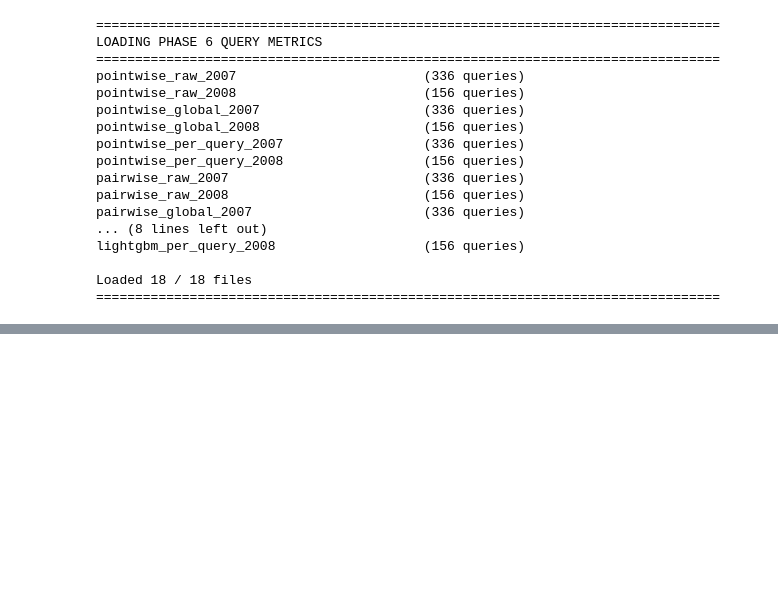
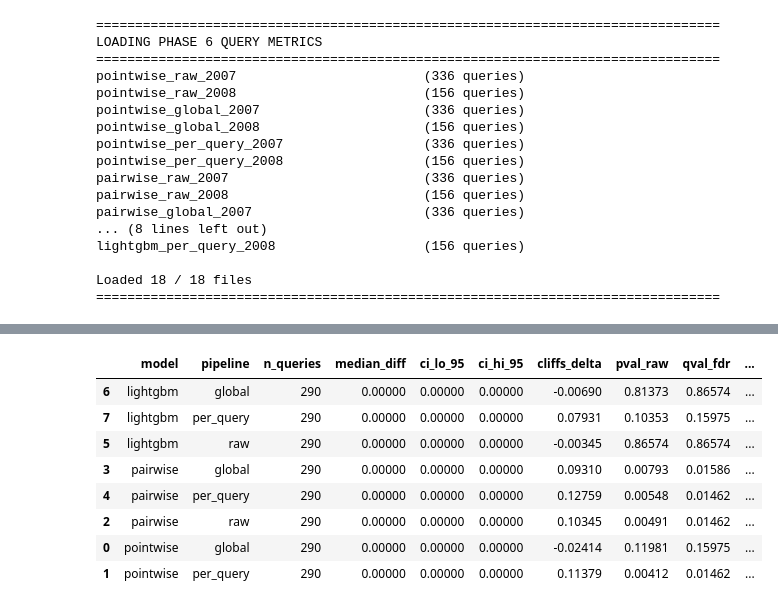
Before and after one commit to KushalMarahatta/Capstone_coding, a Jupyter notebook: notebooks/07_statistical_test.ipynb, the cells around one changed output, grey strips where cells are left out. Saved outputs shown, nothing was run; the diff lists cells and outputs as text; code cells hidden in the pictures; blank space fills up the shorter version.

Commit message:
Ran Wilcoxon tests for NDCG@5 and P@5, and interpreted the result

```diff
--- a/notebooks/07_statistical_test.ipynb
+++ b/notebooks/07_statistical_test.ipynb
@@ -349,0 +352,91 @@ Loaded 18 / 18 files
+# %%
+print('='*80)
+print('NDCG@5 AND P@5_PRIMARY: WILCOXON PAIRED TESTS VS BASELINE')
+print('='*80)
+
+ndcg_rows=[]
+p5_rows=[]
+warnings_log=[]
+
+for dataset in DATASETS:
+    baseline_key=f'{BASELINE_KEY}_{dataset}'
+    df_base=qm[baseline_key]
+
+    for cfg in COMPARE_CONFIGS:
+        cfg_key=f'{cfg}_{dataset}'
+        df_cfg =qm[cfg_key]
+        model, pipeline=cfg.split('_', 1)
+
+        for metric, rows_list in [('NDCG@5', ndcg_rows), ('P@5_primary', p5_rows)]:
+            va, vb, qids=paired_merge(df_base, df_cfg, metric, evaluable_only=True)
+            n=len(va)
+            diff=vb-va
+            med_diff=float(np.median(diff))
+
+
+            #Always call wilcoxon_test (it handles zero-diff internally)
+            stat, pval, note=wilcoxon_test(va, vb)
+
+            cd=cliffs_delta_paired(va, vb)
+            ci_lo, ci_hi=bootstrap_ci_median_diff(va, vb)
+
+            if note:
+                warnings_log.append(f'{cfg_key} {metric}: {note}')
+
+            rows_list.append({
+                'dataset':dataset,
+                'model':model,
+                'pipeline':pipeline,
+                'config':cfg,
+                'metric':metric,
+                'n_queries':n,
+                'median_diff':med_diff,
+                'ci_lo_95':ci_lo,
+                'ci_hi_95':ci_hi,
+                'cliffs_delta':cd,
+                'wilcoxon_stat':stat,
+                'pval_raw':pval,
+                'note':note
+            })
+
+ndcg_df=pd.DataFrame(ndcg_rows)
+p5_df=pd.DataFrame(p5_rows)
+
+#Applying BH-FDR correction per (dataset, metric)
+for df_res in [ndcg_df, p5_df]:
+    df_res['qval_fdr']=np.nan
+    for dataset in DATASETS:
+        mask=df_res['dataset']==dataset
+        df_res.loc[mask, 'qval_fdr']=bh_fdr(df_res.loc[mask, 'pval_raw'].values)
+
+#Adding direction column
+ndcg_df['direction']=np.sign(ndcg_df['median_diff'])
+p5_df['direction']=np.sign(p5_df['median_diff'])
+
+print('\nNDCG@5 results (MQ2007):')
+display(ndcg_df[ndcg_df['dataset']=='2007']
+        [['model','pipeline','n_queries','median_diff','ci_lo_95','ci_hi_95',
+          'cliffs_delta','pval_raw','qval_fdr','direction','note']]
+        .sort_values(['model','pipeline']))
+
+print('\nNDCG@5 results (MQ2008):')
+display(ndcg_df[ndcg_df['dataset']=='2008']
+        [['model','pipeline','n_queries','median_diff','ci_lo_95','ci_hi_95',
+          'cliffs_delta','pval_raw','qval_fdr','direction','note']]
+        .sort_values(['model','pipeline']))
+
+print('\nP@5_primary results (MQ2007):')
+display(p5_df[p5_df['dataset']=='2007']
+        [['model','pipeline','n_queries','median_diff','ci_lo_95','ci_hi_95',
+          'cliffs_delta','pval_raw','qval_fdr','direction','note']]
+        .sort_values(['model','pipeline']))
+
+print('\nP@5_primary results (MQ2008):')
+display(p5_df[p5_df['dataset']=='2008']
+        [['model','pipeline','n_queries','median_diff','ci_lo_95','ci_hi_95',
+          'cliffs_delta','pval_raw','qval_fdr','direction','note']]
+        .sort_values(['model','pipeline']))
+
+
+print(f'\nNDCG rows: {len(ndcg_df)}  |  P@5 rows: {len(p5_df)}')
+# %% [output]
@@ -349,0 +448,9 @@ Loaded 18 / 18 files
+|  | model | pipeline | n_queries | median_diff | ci_lo_95 | ci_hi_95 | cliffs_delta | pval_raw | qval_fdr | ... |
+| 6 | lightgbm | global | 290 | 0.00000 | 0.00000 | 0.00000 | -0.00690 | 0.81373 | 0.86574 | ... |
+| 7 | lightgbm | per_query | 290 | 0.00000 | 0.00000 | 0.00000 | 0.07931 | 0.10353 | 0.15975 | ... |
+| 5 | lightgbm | raw | 290 | 0.00000 | 0.00000 | 0.00000 | -0.00345 | 0.86574 | 0.86574 | ... |
+| 3 | pairwise | global | 290 | 0.00000 | 0.00000 | 0.00000 | 0.09310 | 0.00793 | 0.01586 | ... |
+| 4 | pairwise | per_query | 290 | 0.00000 | 0.00000 | 0.00000 | 0.12759 | 0.00548 | 0.01462 | ... |
+| 2 | pairwise | raw | 290 | 0.00000 | 0.00000 | 0.00000 | 0.10345 | 0.00491 | 0.01462 | ... |
+| 0 | pointwise | global | 290 | 0.00000 | 0.00000 | 0.00000 | -0.02414 | 0.11981 | 0.15975 | ... |
+| 1 | pointwise | per_query | 290 | 0.00000 | 0.00000 | 0.00000 | 0.11379 | 0.00412 | 0.01462 | ... |
```
Also changed, not shown: parts of 4 cells of this notebook.
